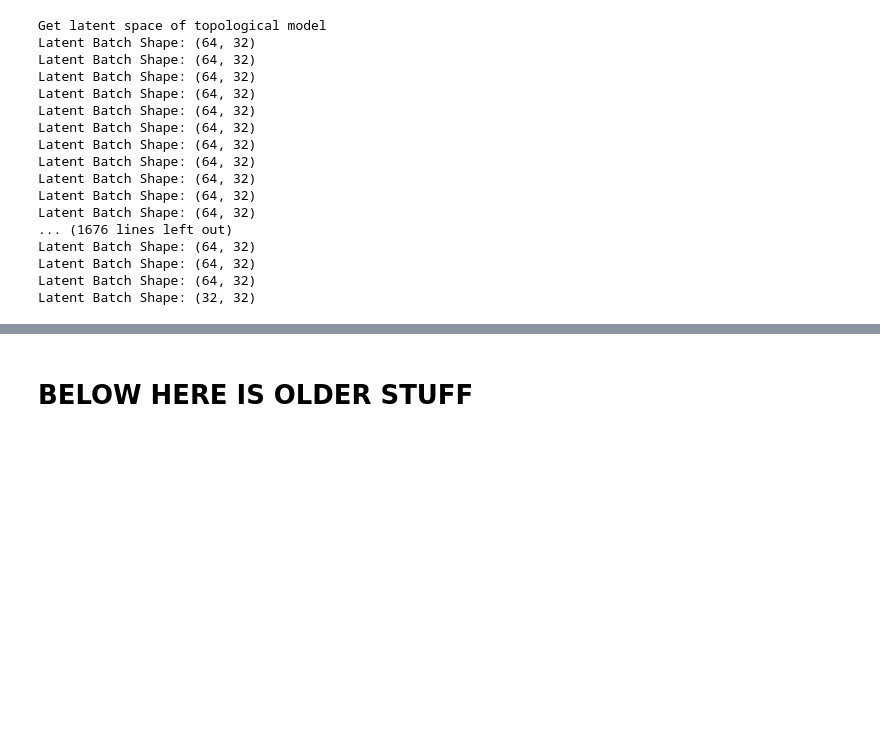
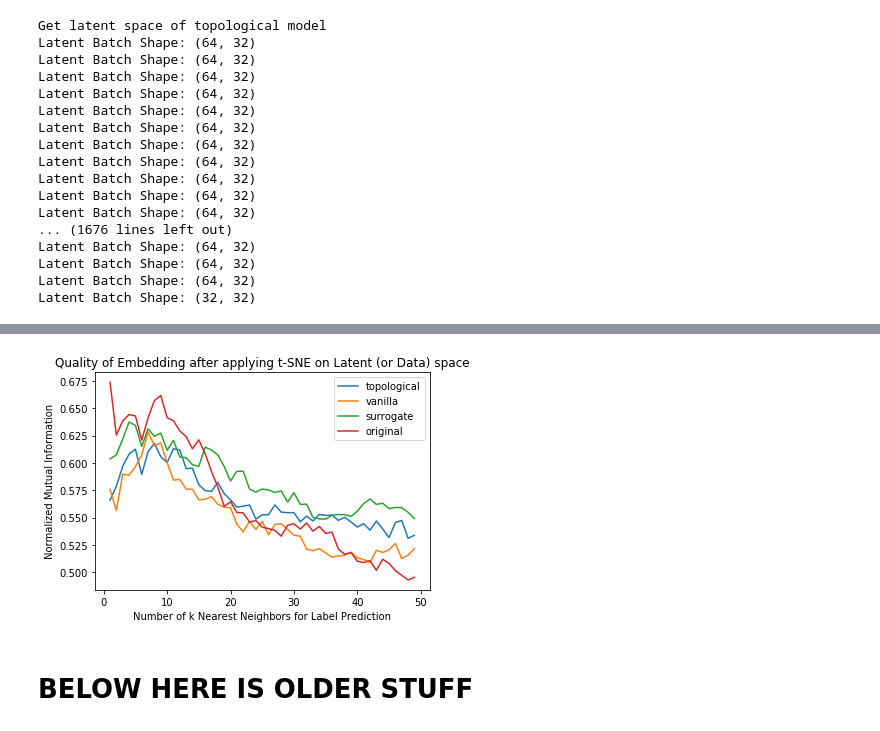
Before and after one commit to BorgwardtLab/topological-autoencoders, a Jupyter notebook: notebooks/Visualize_latent_space_mnist.ipynb, the cells around one changed output, grey strips where cells are left out. Cells and saved outputs as stored; diff of their text form; code cells hidden in the pictures; blank space fills up the shorter version.

```diff
--- a/notebooks/Visualize_latent_space_mnist.ipynb
+++ b/notebooks/Visualize_latent_space_mnist.ipynb
@@ -241,0 +299,9 @@ plotting(X_pca, all_labels[:n_samples], f'PCA Data Space {n_samples} samples')
+# %%
+def plot_nmi_scores(method, tsne_embeddings, true_labels, k=40):
+    #first get predicted labels (based on up to k neighbors)
+    k_preds = get_k_predictions(tsne_embeddings[method], true_labels, k=k)
+
+    #for each int up to k get a NMI score of how well the neighborhood labels vote for the correct label
+    scores = get_NMI(k_preds, used_labels)
+    plt.plot( np.arange(1,len(scores)+1), scores, label=method)
+    return
@@ -242,3 +312,27 @@ plotting(X_pca, all_labels[:n_samples], f'PCA Data Space {n_samples} samples')
+# %%
+
+methods = ['topological','vanilla', 'surrogate', 'original']
+
+tsne_embeddings = {
+            methods[0]: Z_tsne_top,
+            methods[1]: Z_tsne_van,
+            methods[2]: Z_tsne_surr,
+            methods[3]: X_tsne
+
+}
+
+plt.figure(1)
+for method in methods:
+    plot_nmi_scores(method, tsne_embeddings, used_labels, k=50)
+
+plt.ylabel('Normalized Mutual Information')
+plt.xlabel('Number of k Nearest Neighbors for Label Prediction')
+
+plt.legend()
+plt.title('Quality of Embedding after applying t-SNE on Latent (or Data) space')
+plt.savefig('nmi_scores.pdf')
+# %% [output]
+[figure, added]
 # %% [markdown]
 # BELOW HERE IS OLDER STUFF
 # %%
```
Also changed, not shown: parts of 21 cells of this notebook.
